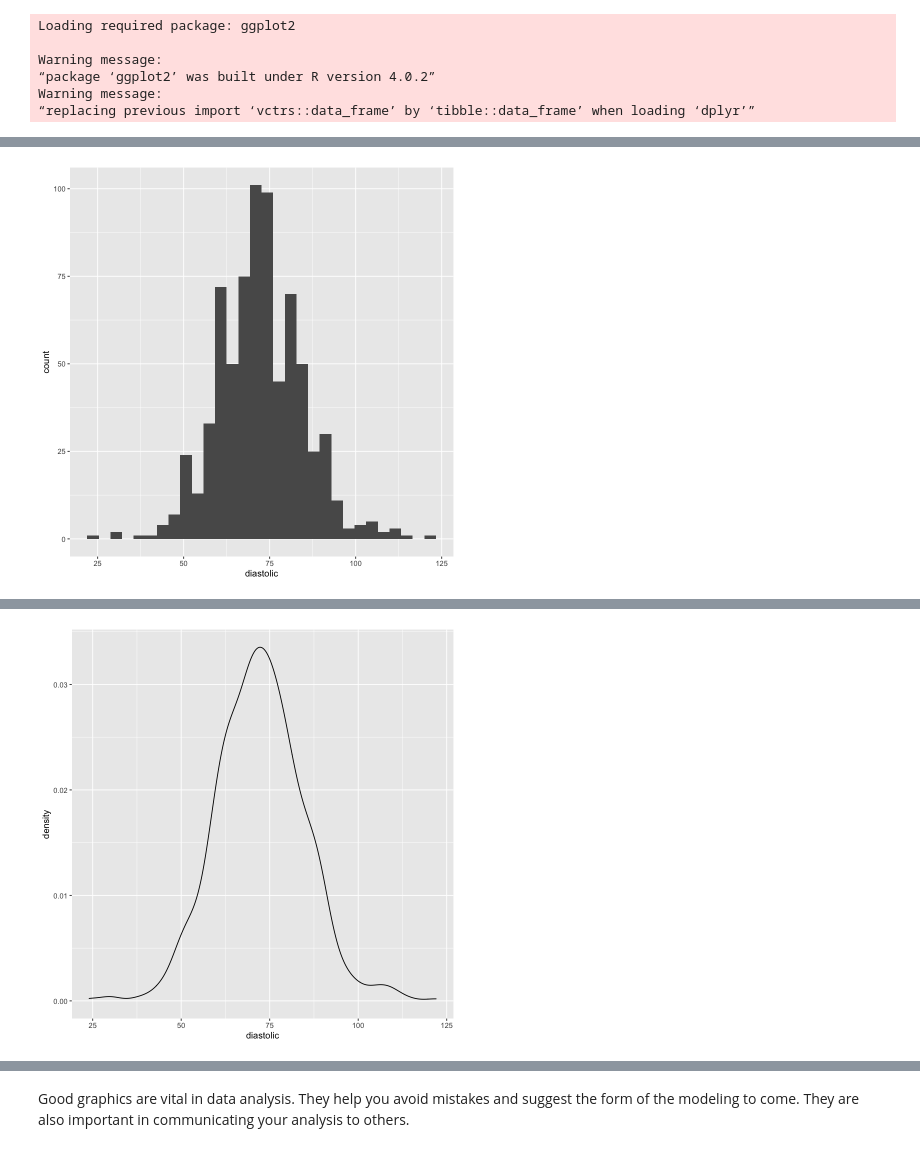
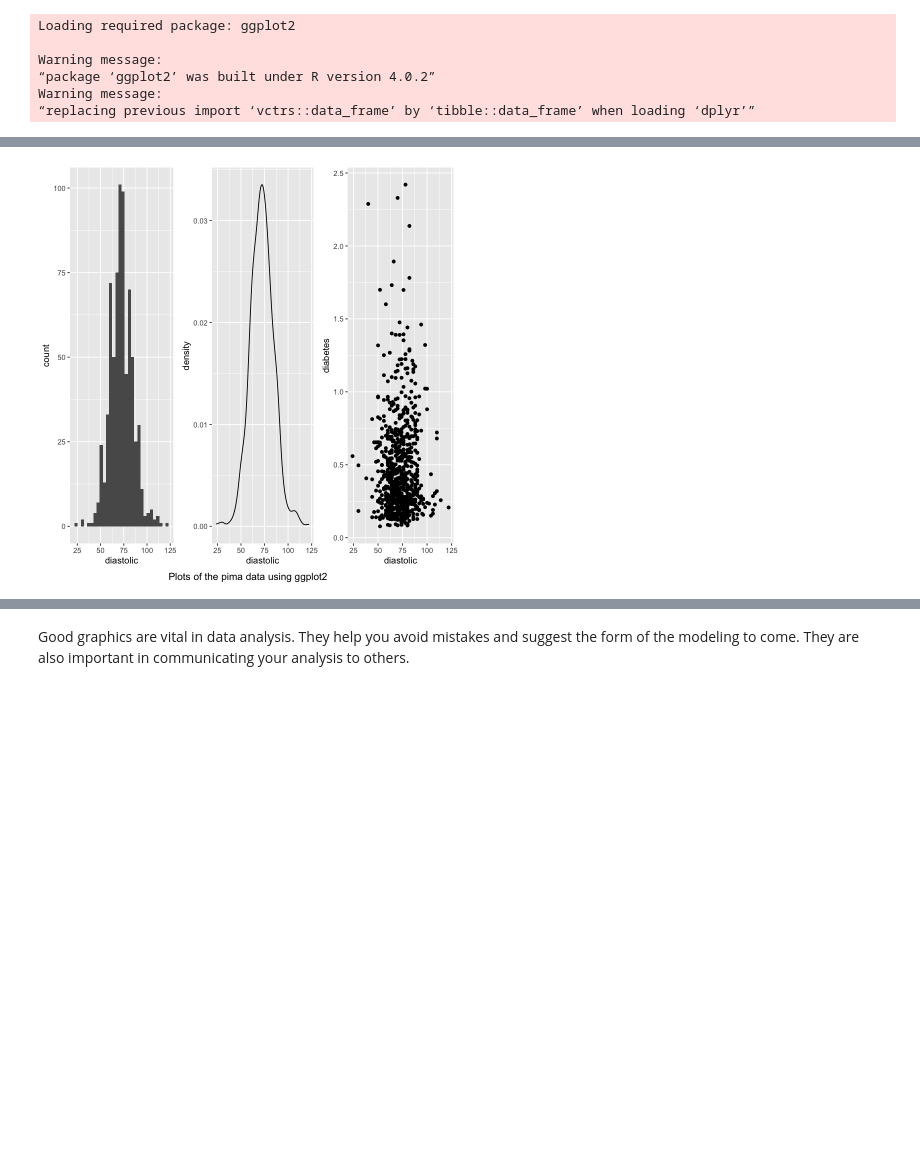
Before and after one commit to rajansawhney/linear-models-with-R, a Jupyter notebook: notebook/01-intro.ipynb, the cells around one changed output, grey strips where cells are left out. Saved outputs shown, nothing was run; the diff lists cells and outputs as text; code cells hidden in the pictures; blank space fills up the shorter version.

```diff
--- a/notebook/01-intro.ipynb
+++ b/notebook/01-intro.ipynb
@@ -169,9 +173,11 @@ Warning message:
 Warning message:
 “replacing previous import ‘vctrs::data_frame’ by ‘tibble::data_frame’ when loading ‘dplyr’”
 # %%
-ggplot(pima,aes(x=diastolic))+geom_histogram()
-ggplot(pima,aes(x=diastolic))+geom_density()
-ggplot(pima,aes(x=diastolic,y=diabetes))+geom_point()
+p1 <- ggplot(pima,aes(x=diastolic))+geom_histogram()
+p2 <- ggplot(pima,aes(x=diastolic))+geom_density()
+p3 <- ggplot(pima,aes(x=diastolic,y=diabetes))+geom_point()
+
+grid.arrange(p1, p2, p3, nrow=1, bottom="Plots of the pima data using ggplot2")
 # %% [output]
 `stat_bin()` using `bins = 30`. Pick better value with `binwidth`.
 
@@ -182 +190 @@ Warning message:
-[figure, old version]
+[figure, new version]
@@ -185 +190,0 @@ Warning message:
-[figure, removed]
```
Also changed, not shown: parts of 5 cells of this notebook.
